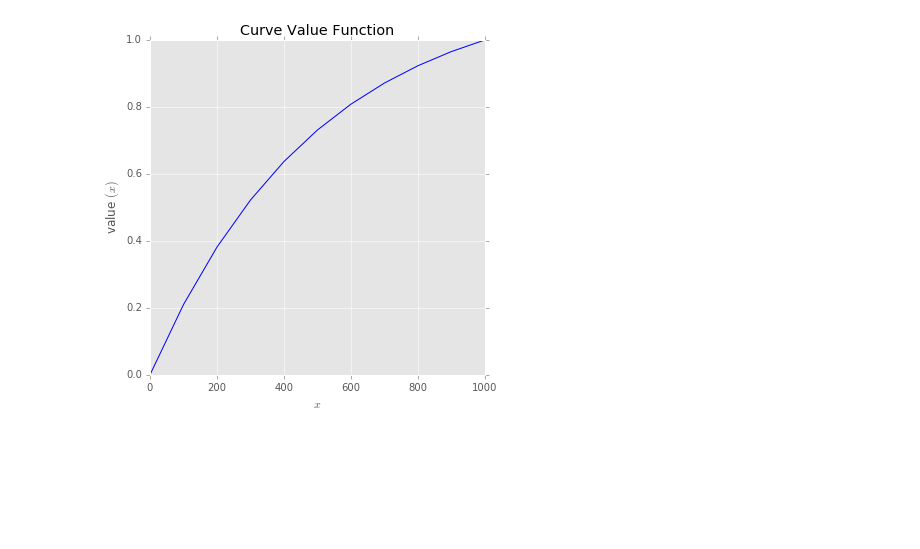
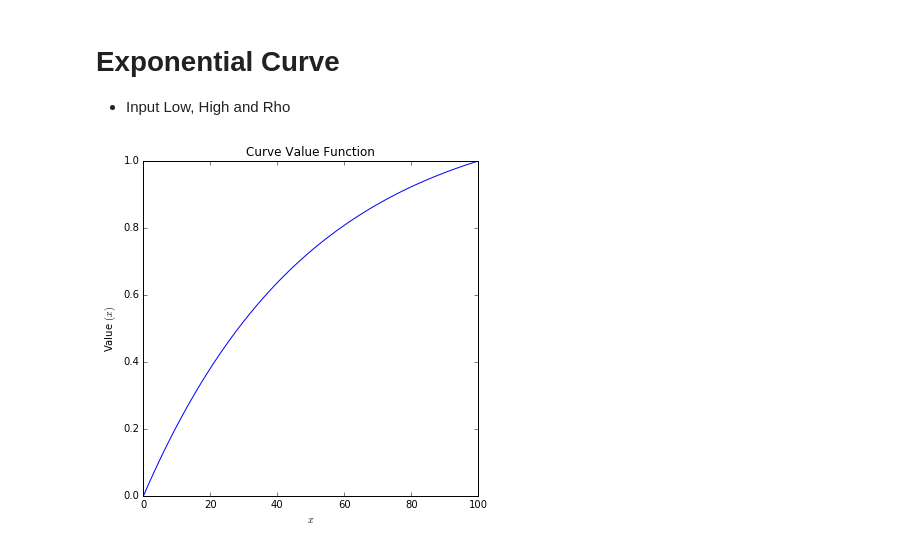
Before and after one commit to dmryer/Python, a Jupyter notebook: Value Functions.ipynb, the cells around one changed output. Cells and saved outputs as stored; diff of their text form; code cells hidden in the pictures; blank space fills up the shorter version.

```diff
--- a/Value Functions.ipynb
+++ b/Value Functions.ipynb
@@ -41,28 +47,31 @@ plt.ylabel('value $(x)$')
+# %% [markdown]
+# Exponential Curve
+- Input Low, High and Rho
 # %%
 # Plot Exponential Function
 import numpy as np
 import matplotlib.pyplot as plt
 %matplotlib inline
 
 ####################
 # Input Values Here:
 low = 0.0                        # important to keep input a float
-high = 1000.0                    # important to keep input a float
-increment = 11
-rho = 500
+high = 100.0                     # important to keep input a float
+rho = 50
 # Simply switch value inputs for low and high for the inverse function
 ###################
+increment = 100
 
 # Define the Exponential Function
 x = np.linspace(low, high, increment)
 y = (1 - np.exp(-(x - low)/rho))/(1 - np.exp(-(high - low)/rho))
 
 # Plot curve
 plt.figure(figsize=(6,6))
 plt.plot(x, y,'b-')
 plt.title('Curve Value Function')
 plt.xlabel('$x$')
-plt.ylabel('value $(x)$')
+plt.ylabel('Value $(x)$')
 plt.show()
 # %% [output]
-[figure, old version]
+[figure, new version]
```
Also changed, not shown: parts of 6 cells of this notebook.
